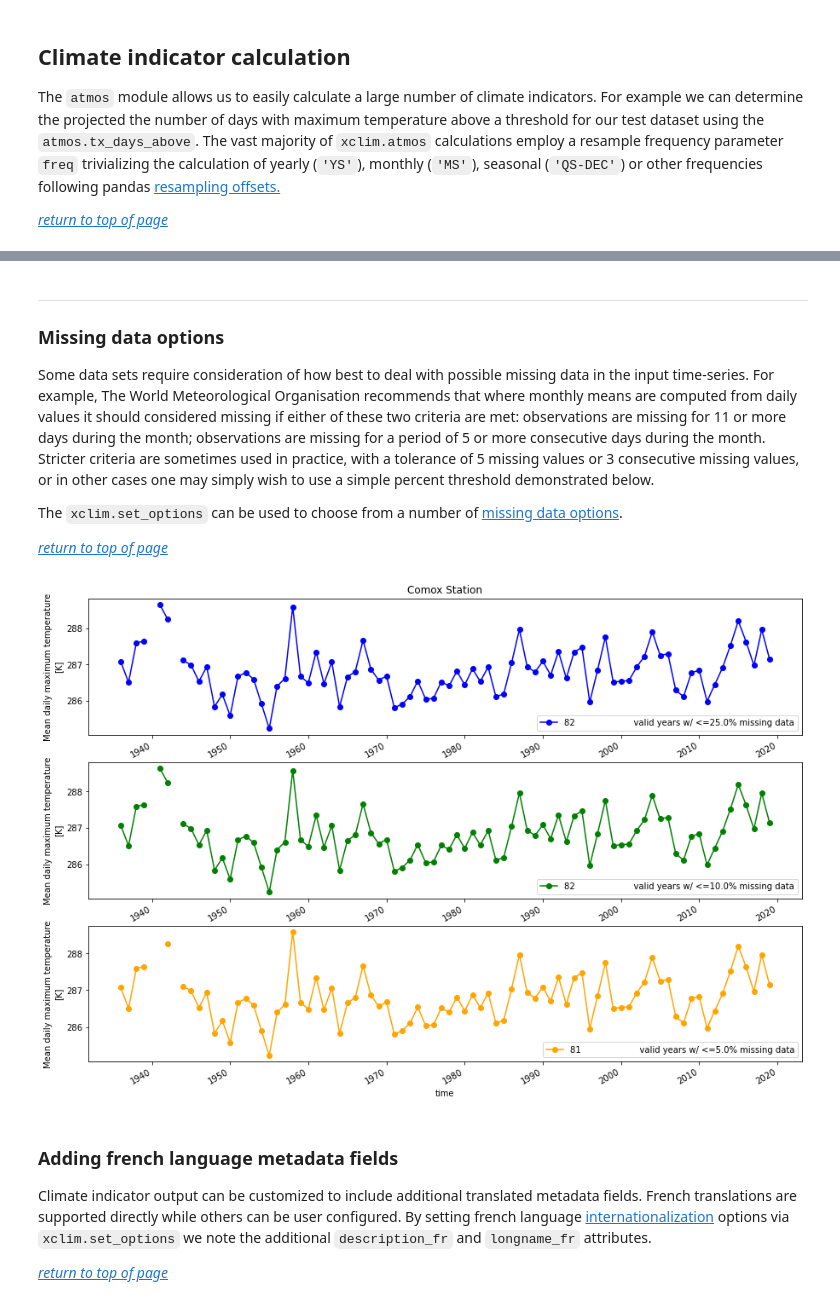
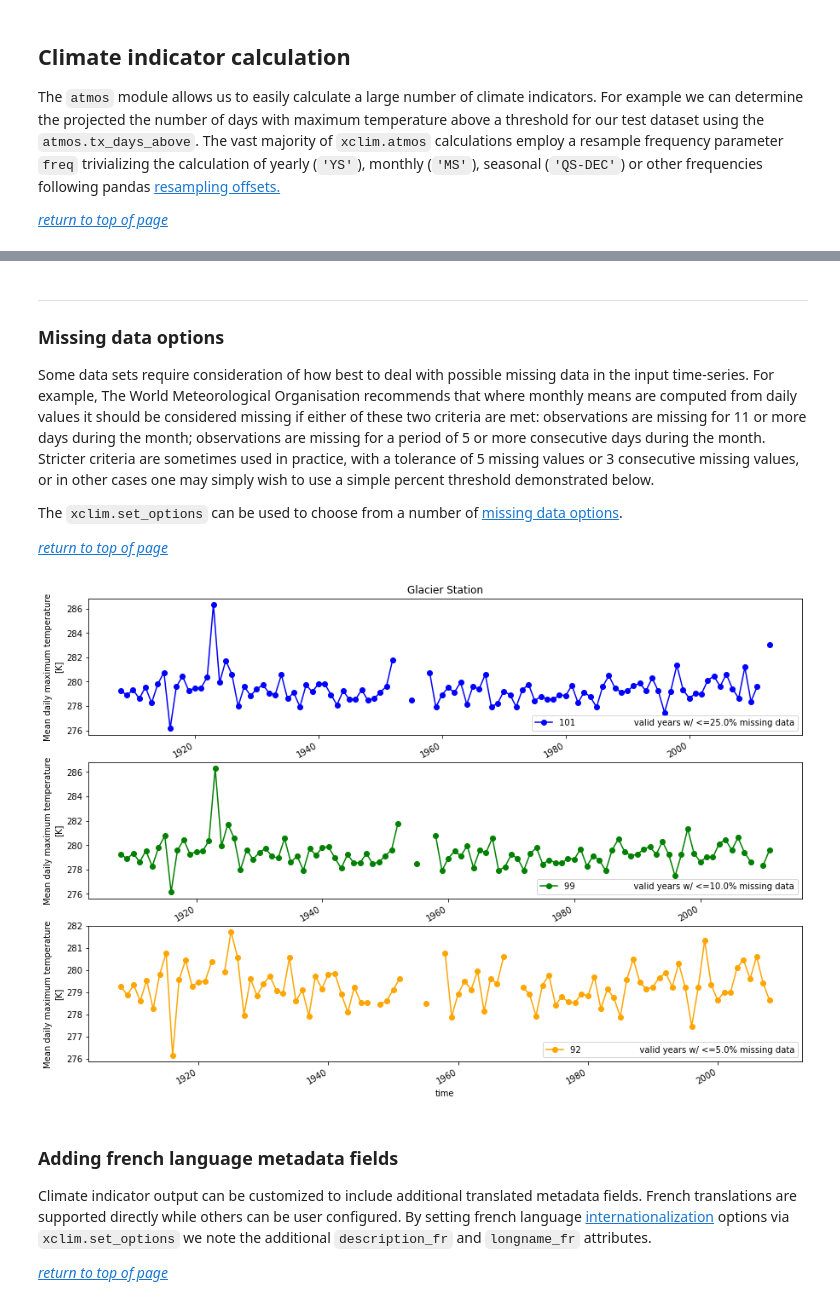
Before and after one commit to Ouranosinc/PAVICS-landing, a Jupyter notebook: content/notebooks/climate_indicators/PAVICStutorial_ClimateDataAnalysis-3Climate-Indicators.ipynb, the cells around one changed output, grey strips where cells are left out. Cells and saved outputs as stored; diff of their text form; code cells hidden in the pictures.

```diff
--- a/content/notebooks/climate_indicators/PAVICStutorial_ClimateDataAnalysis-3Climate-Indicators.ipynb
+++ b/content/notebooks/climate_indicators/PAVICStutorial_ClimateDataAnalysis-3Climate-Indicators.ipynb
@@ -146,7 +146,7 @@ calculating yearly output using freq="YS"
 ___
 <a id='missing'></a>
 ### Missing data options
-Some data sets require consideration of how best to deal with possible missing data in the input time-series. For example, The World Meteorological Organisation recommends that where monthly means are computed from daily values it should considered missing if either of these two criteria are met:  observations are missing for 11 or more days during the month; observations are missing for a period of 5 or more consecutive days during the month.  Stricter criteria are sometimes used in practice, with a tolerance of 5 missing values or 3 consecutive missing values, or in other cases one may simply wish to use a simple percent threshold demonstrated below.
+Some data sets require consideration of how best to deal with possible missing data in the input time-series. For example, The World Meteorological Organisation recommends that where monthly means are computed from daily values it should be considered missing if either of these two criteria are met:  observations are missing for 11 or more days during the month; observations are missing for a period of 5 or more consecutive days during the month.  Stricter criteria are sometimes used in practice, with a tolerance of 5 missing values or 3 consecutive missing values, or in other cases one may simply wish to use a simple percent threshold demonstrated below.
 
 The `xclim.set_options` can be used to choose from a number of <a href="https://xclim.readthedocs.io/en/stable/checks.html#missing-values-identification" target="_blank">missing data options</a>.
 
@@ -155,35 +155,35 @@ The `xclim.set_options` can be used to choose from a number of <a href="https://
 # %%
 import xclim
 # Access some station data
 url = "https://pavics.ouranos.ca/twitcher/ows/proxy/thredds/dodsC/datasets/station_obs/ECCC_AHCCD_gen3_temperature.ncml"
 ds_stat = xr.open_dataset(url, chunks=dict(station=1))
-istat = 11
+istat = 115
 # Compare use of differernt percent tolerance levels  (tolerance == 0.1)
 plt.figure(figsize=(15,10))
 color = ['blue','green','orange']
 
 for i, tol in enumerate([0.25, 0.1, 0.05]):
     plt.subplot(3,1, i+1)
     with xclim.set_options(check_missing='pct', missing_options={'pct': {'tolerance': tol}}):
         # compute yearly max tasmax
         tx_mean = xclim.atmos.tx_mean(tasmax=ds_stat.isel(station=istat).tasmax, freq='YS')
 
         tx_mean.plot(marker='o', color=color[i],
                      label=f"{len(tx_mean.dropna('time').values)} \
                      valid years w/ <={tol*100}% missing data"
                     )
         plt.title('')
         plt.xlabel('')
         if i==0:
             name = str(ds_stat.isel(station=istat).station_name.values)
             plt.title(f"{name.capitalize().replace('_',' ')} Station")
 
         elif i==2:
             plt.xlabel('time')
 
         plt.legend(loc='lower right')
 # %% [output]
-[figure, old version]
+[figure, new version]
 # %% [markdown]
 <a id='french'></a>
 ### Adding french language metadata fields
```
Also changed, not shown: parts of 4 cells of this notebook, 3 other files.
